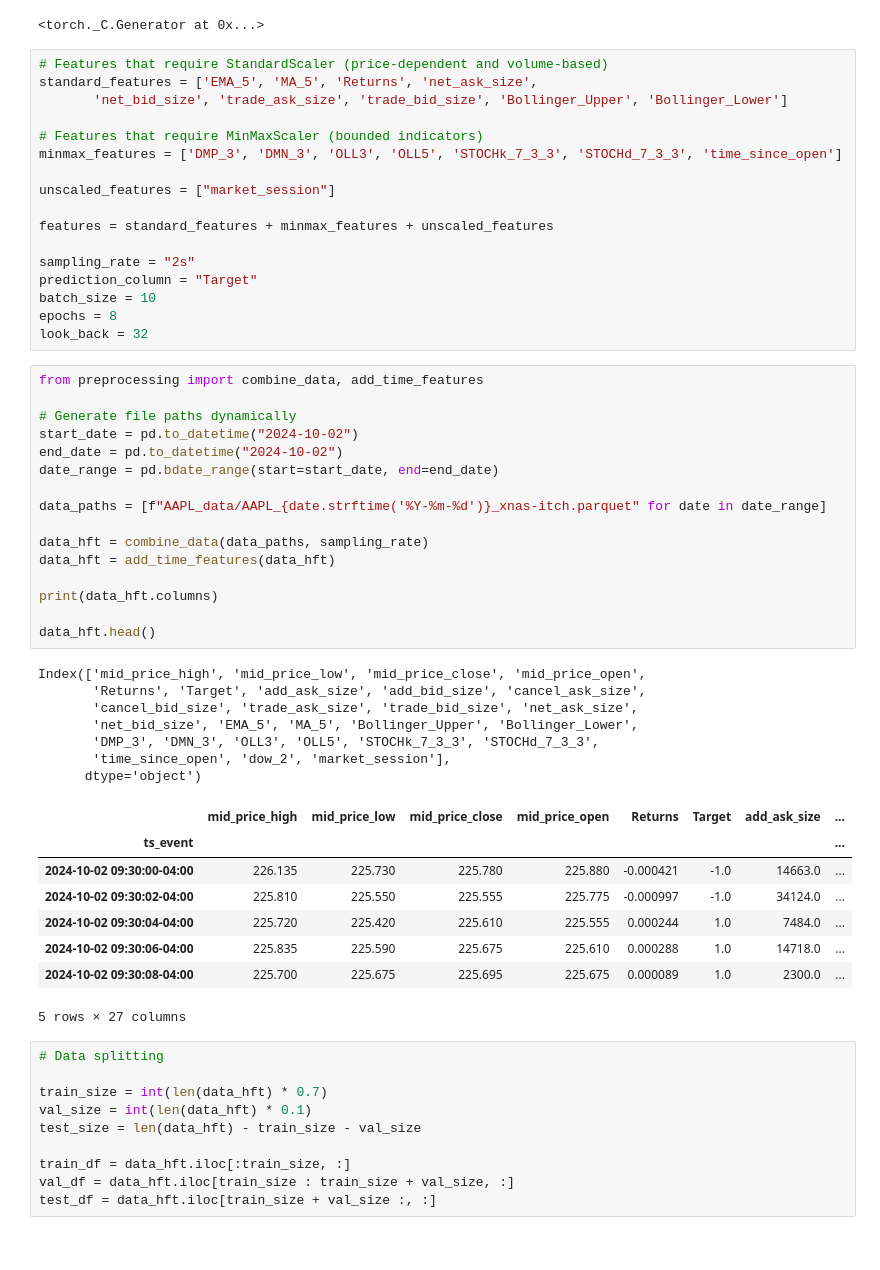
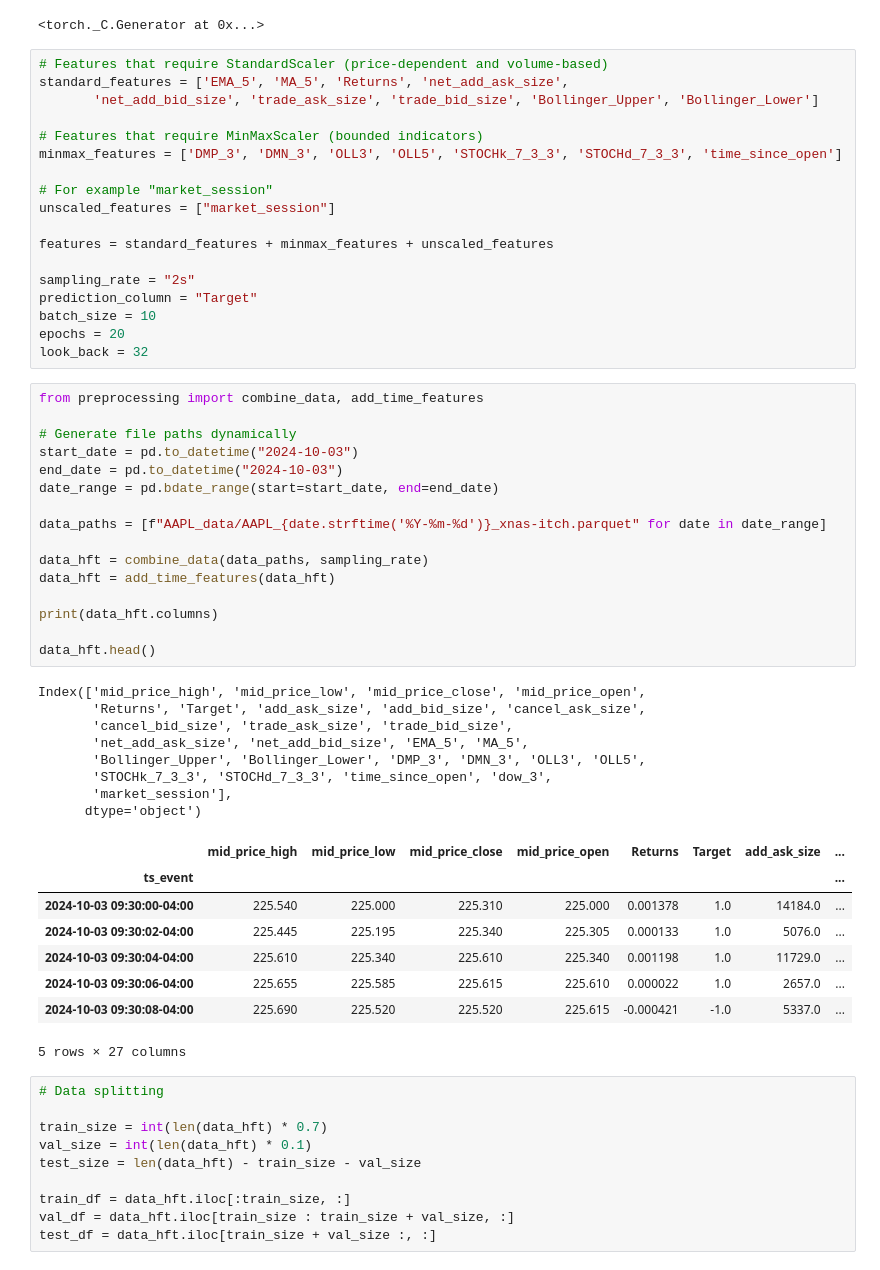
Before and after one commit to LiaoLaurent/Stock-Prediction-Deep-Learning, a Jupyter notebook: returns_predictions.ipynb, the cells around one changed output. Cells and saved outputs as stored; diff of their text form.

```diff
--- a/returns_predictions.ipynb
+++ b/returns_predictions.ipynb
@@ -17,12 +17,13 @@ torch.manual_seed(0)
 <torch._C.Generator at 0x...>
 # %%
 # Features that require StandardScaler (price-dependent and volume-based)
-standard_features = ['EMA_5', 'MA_5', 'Returns', 'net_ask_size',
-       'net_bid_size', 'trade_ask_size', 'trade_bid_size', 'Bollinger_Upper', 'Bollinger_Lower']
+standard_features = ['EMA_5', 'MA_5', 'Returns', 'net_add_ask_size',
+       'net_add_bid_size', 'trade_ask_size', 'trade_bid_size', 'Bollinger_Upper', 'Bollinger_Lower']
 
 # Features that require MinMaxScaler (bounded indicators)
 minmax_features = ['DMP_3', 'DMN_3', 'OLL3', 'OLL5', 'STOCHk_7_3_3', 'STOCHd_7_3_3', 'time_since_open']
 
+# For example "market_session"
 unscaled_features = ["market_session"]
 
 features = standard_features + minmax_features + unscaled_features
@@ -30,39 +31,40 @@ features = standard_features + minmax_features + unscaled_features
 sampling_rate = "2s"
 prediction_column = "Target"
 batch_size = 10
-epochs = 8
+epochs = 20
 look_back = 32
 # %%
 from preprocessing import combine_data, add_time_features
 
 # Generate file paths dynamically
-start_date = pd.to_datetime("2024-10-02")
-end_date = pd.to_datetime("2024-10-02")
+start_date = pd.to_datetime("2024-10-03")
+end_date = pd.to_datetime("2024-10-03")
 date_range = pd.bdate_range(start=start_date, end=end_date)
 
 data_paths = [f"AAPL_data/AAPL_{date.strftime('%Y-%m-%d')}_xnas-itch.parquet" for date in date_range]
 
 data_hft = combine_data(data_paths, sampling_rate)
 data_hft = add_time_features(data_hft)
 
 print(data_hft.columns)
 
 data_hft.head()
 # %% [output]
 Index(['mid_price_high', 'mid_price_low', 'mid_price_close', 'mid_price_open',
        'Returns', 'Target', 'add_ask_size', 'add_bid_size', 'cancel_ask_size',
-       'cancel_bid_size', 'trade_ask_size', 'trade_bid_size', 'net_ask_size',
-       'net_bid_size', 'EMA_5', 'MA_5', 'Bollinger_Upper', 'Bollinger_Lower',
-       'DMP_3', 'DMN_3', 'OLL3', 'OLL5', 'STOCHk_7_3_3', 'STOCHd_7_3_3',
-       'time_since_open', 'dow_2', 'market_session'],
+       'cancel_bid_size', 'trade_ask_size', 'trade_bid_size',
+       'net_add_ask_size', 'net_add_bid_size', 'EMA_5', 'MA_5',
+       'Bollinger_Upper', 'Bollinger_Lower', 'DMP_3', 'DMN_3', 'OLL3', 'OLL5',
+       'STOCHk_7_3_3', 'STOCHd_7_3_3', 'time_since_open', 'dow_3',
+       'market_session'],
       dtype='object')
 |  | mid_price_high | mid_price_low | mid_price_close | mid_price_open | Returns | Target | add_ask_size | ... |
 | ts_event |  |  |  |  |  |  |  | ... |
-| 2024-10-02 09:30:00-04:00 | 226.135 | 225.730 | 225.780 | 225.880 | -0.000421 | -1.0 | 14663.0 | ... |
-| 2024-10-02 09:30:02-04:00 | 225.810 | 225.550 | 225.555 | 225.775 | -0.000997 | -1.0 | 34124.0 | ... |
-| 2024-10-02 09:30:04-04:00 | 225.720 | 225.420 | 225.610 | 225.555 | 0.000244 | 1.0 | 7484.0 | ... |
-| 2024-10-02 09:30:06-04:00 | 225.835 | 225.590 | 225.675 | 225.610 | 0.000288 | 1.0 | 14718.0 | ... |
-| 2024-10-02 09:30:08-04:00 | 225.700 | 225.675 | 225.695 | 225.675 | 0.000089 | 1.0 | 2300.0 | ... |
+| 2024-10-03 09:30:00-04:00 | 225.540 | 225.000 | 225.310 | 225.000 | 0.001378 | 1.0 | 14184.0 | ... |
+| 2024-10-03 09:30:02-04:00 | 225.445 | 225.195 | 225.340 | 225.305 | 0.000133 | 1.0 | 5076.0 | ... |
+| 2024-10-03 09:30:04-04:00 | 225.610 | 225.340 | 225.610 | 225.340 | 0.001198 | 1.0 | 11729.0 | ... |
+| 2024-10-03 09:30:06-04:00 | 225.655 | 225.585 | 225.615 | 225.610 | 0.000022 | 1.0 | 2657.0 | ... |
+| 2024-10-03 09:30:08-04:00 | 225.690 | 225.520 | 225.520 | 225.615 | -0.000421 | -1.0 | 5337.0 | ... |
 5 rows × 27 columns
 # %%
 # Data splitting
```
Also changed, not shown: parts of 6 cells of this notebook, 5 other files.
